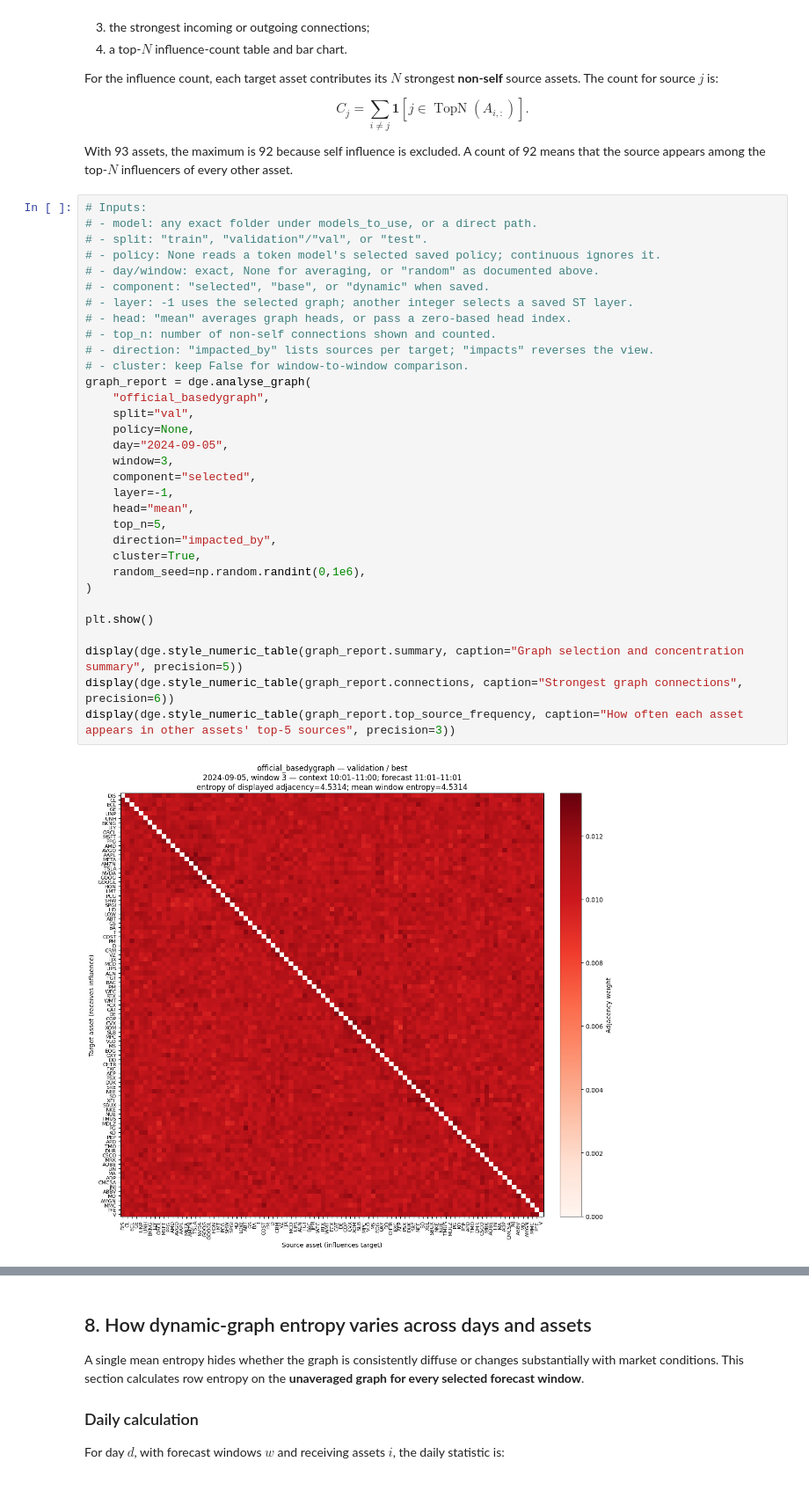
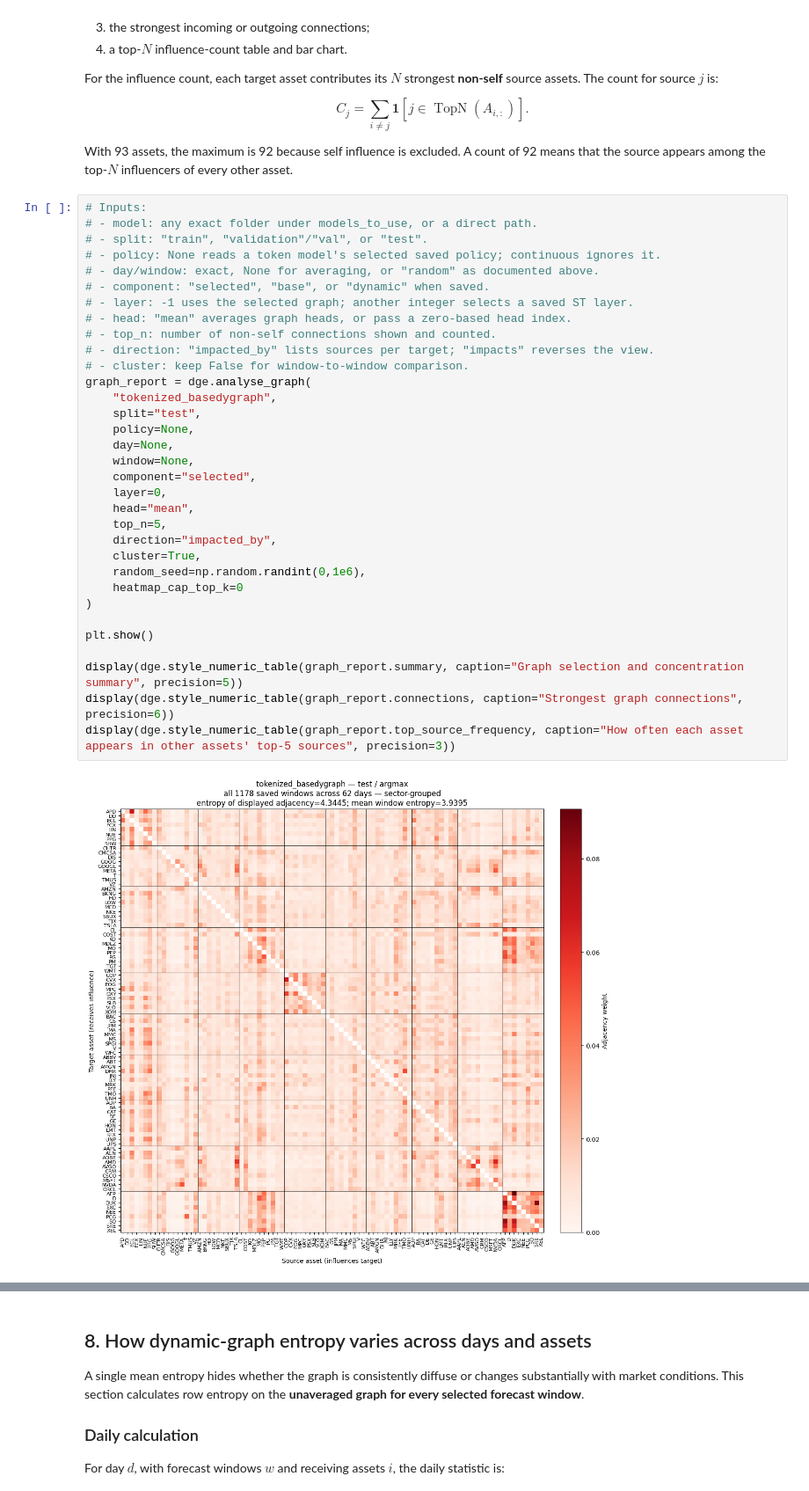
Before and after one commit to VishR-94/dynamic_graphs_thesis, a Jupyter notebook: notebooks/graph_hub.ipynb, the cells around one changed output, grey strips where cells are left out. Shown at 88% size. Cells and saved outputs as stored; diff of their text form.

Commit message:
basedygraph control runs

```diff
--- a/notebooks/graph_hub.ipynb
+++ b/notebooks/graph_hub.ipynb
@@ -433,34 +397,35 @@ With 93 assets, the maximum is 92 because self influence is excluded. A count of
 # %%
 # Inputs:
 # - model: any exact folder under models_to_use, or a direct path.
 # - split: "train", "validation"/"val", or "test".
 # - policy: None reads a token model's selected saved policy; continuous ignores it.
 # - day/window: exact, None for averaging, or "random" as documented above.
 # - component: "selected", "base", or "dynamic" when saved.
 # - layer: -1 uses the selected graph; another integer selects a saved ST layer.
 # - head: "mean" averages graph heads, or pass a zero-based head index.
 # - top_n: number of non-self connections shown and counted.
 # - direction: "impacted_by" lists sources per target; "impacts" reverses the view.
 # - cluster: keep False for window-to-window comparison.
 graph_report = dge.analyse_graph(
-    "official_basedygraph",
-    split="val",
+    "tokenized_basedygraph",
+    split="test",
     policy=None,
-    day="2024-09-05",
-    window=3,
+    day=None,
+    window=None,
     component="selected",
-    layer=-1,
+    layer=0,
     head="mean",
     top_n=5,
     direction="impacted_by",
     cluster=True,
     random_seed=np.random.randint(0,1e6),
+    heatmap_cap_top_k=0
 )
 
 plt.show()
 
 display(dge.style_numeric_table(graph_report.summary, caption="Graph selection and concentration summary", precision=5))
 display(dge.style_numeric_table(graph_report.connections, caption="Strongest graph connections", precision=6))
 display(dge.style_numeric_table(graph_report.top_source_frequency, caption="How often each asset appears in other assets' top-5 sources", precision=3))
 # %% [output]
-[figure, old version]
+[figure, new version]
```
Also changed, not shown: parts of 14 cells of this notebook, 5 other files.
